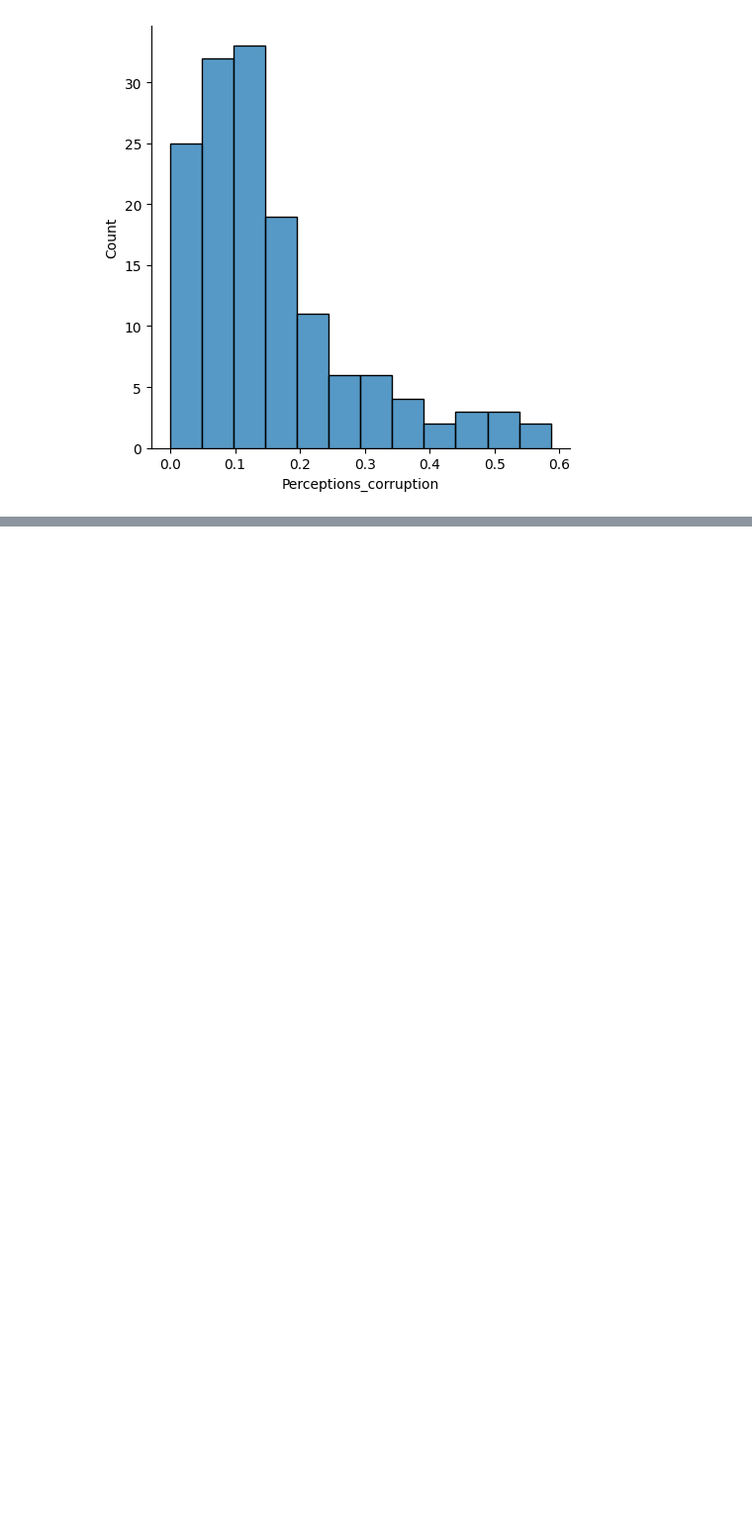
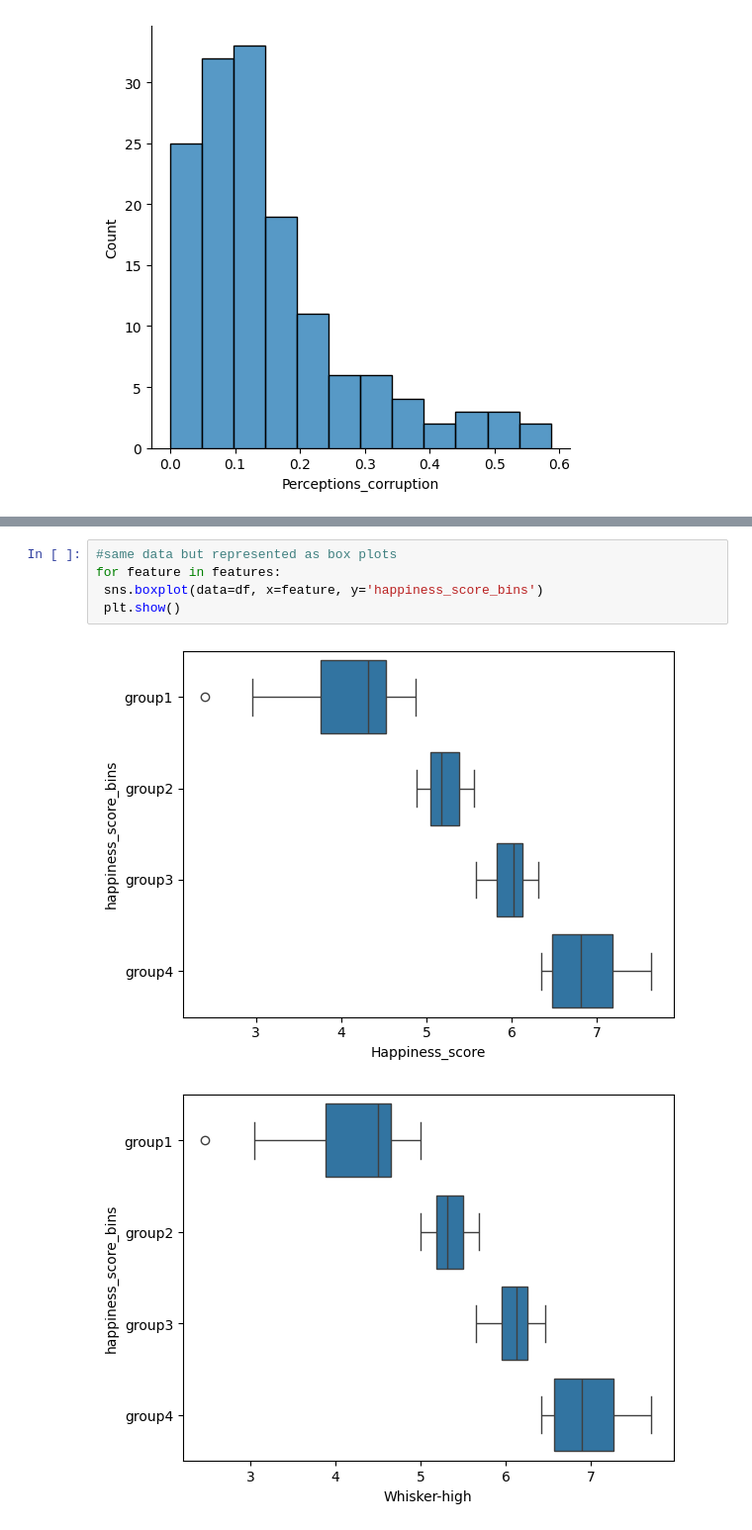
Before and after one commit to AyantikaChatt/world_happiness_index, a Jupyter notebook: happiness_index.ipynb, the cells around one changed output, grey strips where cells are left out. Shown at 99% size. Saved outputs shown, nothing was run; the diff lists cells and outputs as text; blank space fills up the shorter version.

```diff
--- a/happiness_index.ipynb
+++ b/happiness_index.ipynb
@@ -74,0 +104,8 @@ for feature in features:
+# %%
+#same data but represented as box plots
+for feature in features:
+ sns.boxplot(data=df, x=feature, y='happiness_score_bins')
+ plt.show()
+# %% [output]
+[figure, added]
+[figure, added]
```
Also changed, not shown: parts of 13 cells of this notebook.
